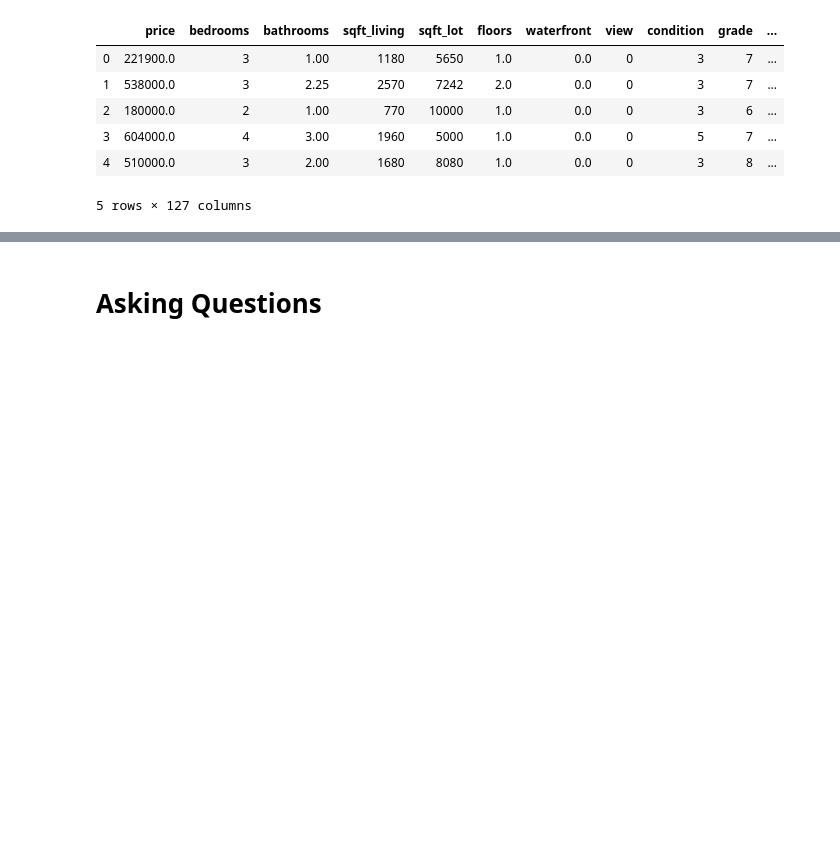
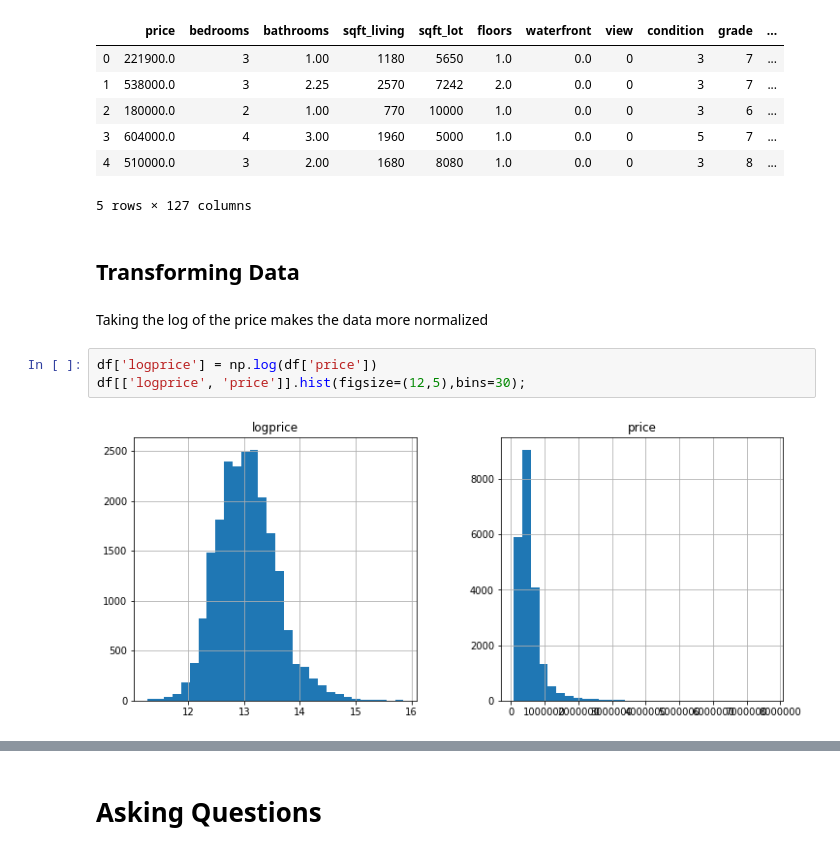
Before and after one commit to aradaha/dsc-mod-2-project-v2-1-onl01-dtsc-ft-030220, a Jupyter notebook: student.ipynb, the cells around one changed output, grey strips where cells are left out. Cells and saved outputs as stored; diff of their text form; blank space fills up the shorter version.

```diff
--- a/student.ipynb
+++ b/student.ipynb
@@ -247,3 +249,12 @@ new_df.head()
 | 3 | 604000.0 | 4 | 3.00 | 1960 | 5000 | 1.0 | 0.0 | 0 | 5 | 7 | ... |
 | 4 | 510000.0 | 3 | 2.00 | 1680 | 8080 | 1.0 | 0.0 | 0 | 3 | 8 | ... |
 5 rows × 127 columns
+# %% [markdown]
+## Transforming Data
+# %% [markdown]
+Taking the log of the price makes the data more normalized
+# %%
+df['logprice'] = np.log(df['price'])
+df[['logprice', 'price']].hist(figsize=(12,5),bins=30);
+# %% [output]
+[figure, added]
```
Also changed, not shown: parts of 15 cells of this notebook.
